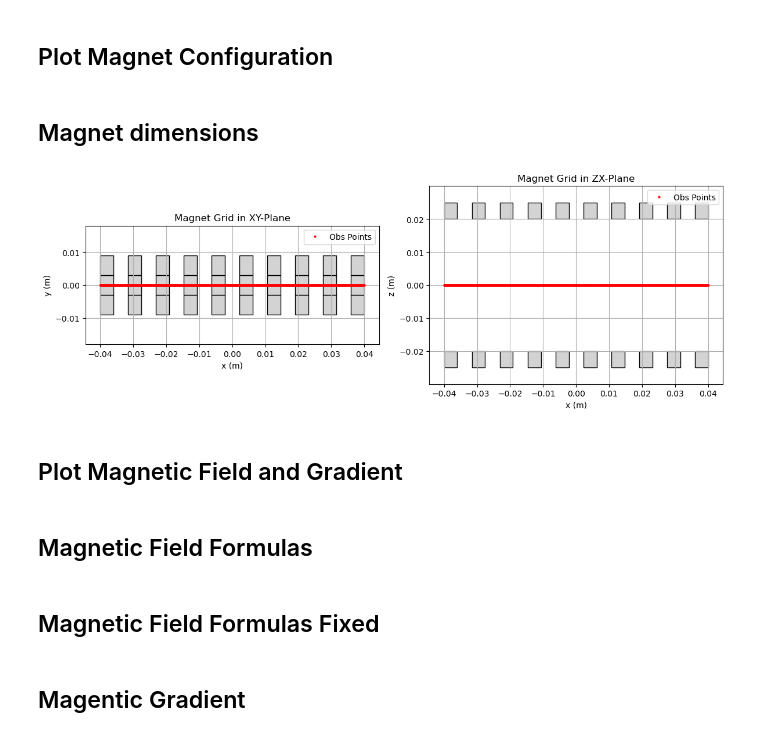
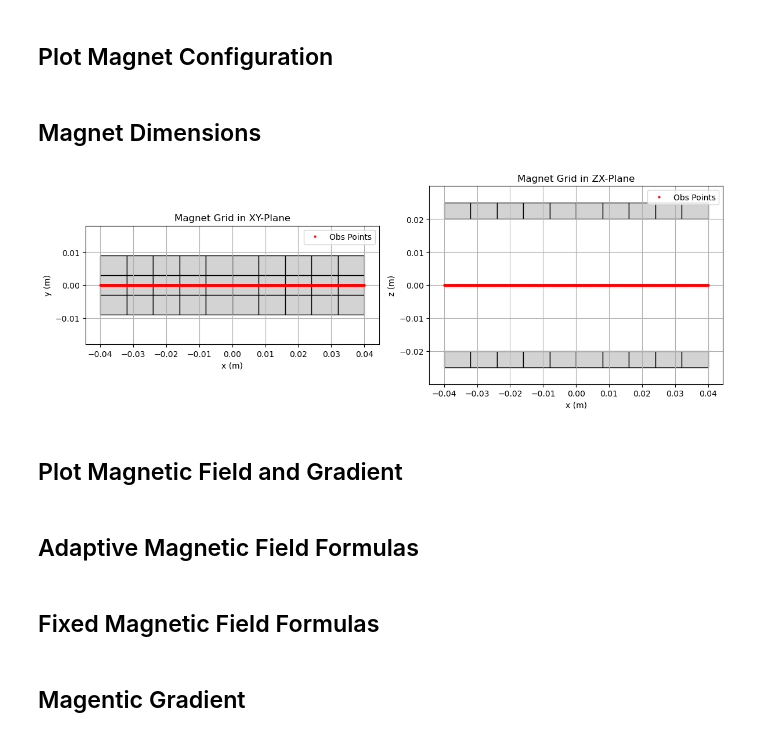
Before and after one commit to joostwijn/Rotating_Magnetic_Setup, a Jupyter notebook: 3. Magnets/Field_Shaping_Algorithm_JAX.ipynb, the cells around one changed output. Drawn from its saved outputs; the diff is of its cells as text; code cells hidden in the pictures.

```diff
--- a/3. Magnets/Field_Shaping_Algorithm_JAX.ipynb
+++ b/3. Magnets/Field_Shaping_Algorithm_JAX.ipynb
@@ -120,33 +120,33 @@ def plot_magnet_grid(a_total, a_one, n_x, b_total, b_one, n_y, h, zl, x_val, y_v
     plt.tight_layout()
     plt.show()
 # %% [markdown]
-## Magnet dimensions
+## Magnet Dimensions
 # %%
 #------------------------------------------------------------------
 # Dimensions and coordinates of the magnet grid, magnets and observation points.
 #------------------------------------------------------------------
 A_TOTAL = 80e-3    # Grid width (x-dimension)
-A_ONE   = 4e-3   # Magnet width (x-dimension)
+A_ONE   = 8e-3   # Magnet width (x-dimension)
 N_X     = 10     # Number of magnets in x-direction
 B_TOTAL = 18e-3    # Grid depth (y-dimension)
 B_ONE   = 6e-3     # Magnet depth (y-dimension)
 N_Y     = 3       # Number of magnets in y-direction
 H       = 5e-3     # Magnet height (z-dimension)
 MZ      = 1.19     # Magnetization along z
 
 # Vertical offsets for each magnet column (using same offset for all)
 ZL = jnp.full(N_X, 20e-3) # jnp.array([20e-3, 20e-3, 20e-3, 20e-3, 20e-3, 20e-3, 20e-3, 20e-3, 20e-3, 20e-3]); jnp.full(N_X, 20e-3)
 
 
 # Observation points (only one coordinate can be an array; the others must be zero)
 X_VAL = jnp.arange(-40e-3, 40.1e-3, 1e-4)  # jnp.arange(-40e-3, 41e-3, 1e-3)
 Y_VAL = 0.0  # jnp.arange(-9e-3, 10e-3, 1e-3)
 Z_VAL = 0.0  # jnp.arange(-19e-3, 20e-3, 1e-3)
 
 # Plot the magnetic grid and view the observation points.
 plot_magnet_grid(A_TOTAL, A_ONE, N_X, B_TOTAL, B_ONE, N_Y, H, ZL, X_VAL, Y_VAL, Z_VAL)
 # %% [output]
-[figure, old version]
+[figure, new version]
 # %% [markdown]
 ## Plot Magnetic Field and Gradient
 # %%
@@ -249,5 +248,5 @@ def plot_derivative(mode = None):
     plt.legend(loc="lower right")
     plt.show()
 # %% [markdown]
-## Magnetic Field Formulas
+## Adaptive Magnetic Field Formulas
 # %%
@@ -432,5 +437,5 @@ def adaptive_run_field_calculation_jax(tol, orders=[2, 4, 6, 8, 10, 12, 14, 16,
     print("No convergence reached; using order", orders[-1])
     return result, orders[-1]
 # %% [markdown]
-## Magnetic Field Formulas Fixed
+## Fixed Magnetic Field Formulas
 # %%
```
Also changed, not shown: parts of 10 cells of this notebook.
